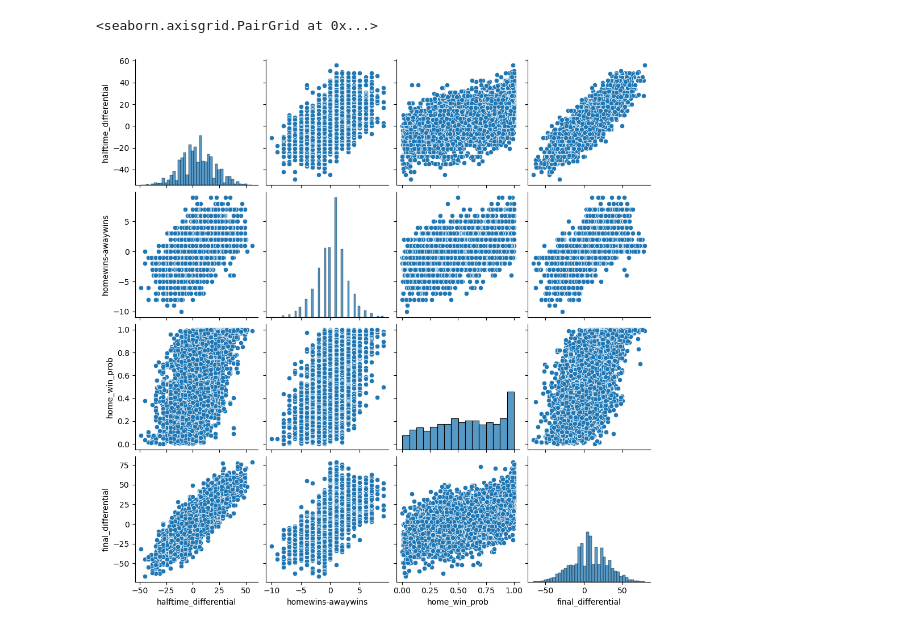
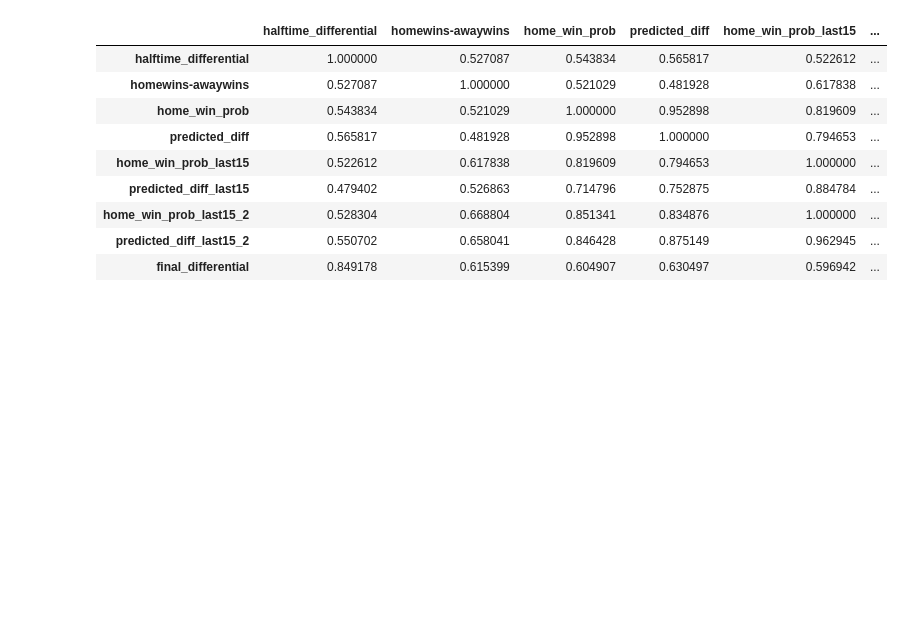
Before and after one commit to csthomps/s386-project, a Jupyter notebook: visualization.ipynb, the cells around one changed output. Saved outputs shown, nothing was run; the diff lists cells and outputs as text; code cells hidden in the pictures; blank space fills up the shorter version.

```diff
--- a/visualization.ipynb
+++ b/visualization.ipynb
@@ -17,5 +23,13 @@ football.head()
 # %%
-sns.pairplot(football[['halftime_differential','homewins-awaywins','home_win_prob','predicted_diff','final_differential']])
+football[['halftime_differential','homewins-awaywins','home_win_prob','predicted_diff','home_win_prob_last15','predicted_diff_last15','home_win_prob_last15_2','predicted_diff_last15_2','final_differential']].corr()
 # %% [output]
-<seaborn.axisgrid.PairGrid at 0x...>
-[figure, removed]
+|  | halftime_differential | homewins-awaywins | home_win_prob | predicted_diff | home_win_prob_last15 | ... |
+| halftime_differential | 1.000000 | 0.527087 | 0.543834 | 0.565817 | 0.522612 | ... |
+| homewins-awaywins | 0.527087 | 1.000000 | 0.521029 | 0.481928 | 0.617838 | ... |
+| home_win_prob | 0.543834 | 0.521029 | 1.000000 | 0.952898 | 0.819609 | ... |
+| predicted_diff | 0.565817 | 0.481928 | 0.952898 | 1.000000 | 0.794653 | ... |
+| home_win_prob_last15 | 0.522612 | 0.617838 | 0.819609 | 0.794653 | 1.000000 | ... |
+| predicted_diff_last15 | 0.479402 | 0.526863 | 0.714796 | 0.752875 | 0.884784 | ... |
+| home_win_prob_last15_2 | 0.528304 | 0.668804 | 0.851341 | 0.834876 | 1.000000 | ... |
+| predicted_diff_last15_2 | 0.550702 | 0.658041 | 0.846428 | 0.875149 | 0.962945 | ... |
+| final_differential | 0.849178 | 0.615399 | 0.604907 | 0.630497 | 0.596942 | ... |
```
Also changed, not shown: parts of 2 cells of this notebook, 3 other files.
